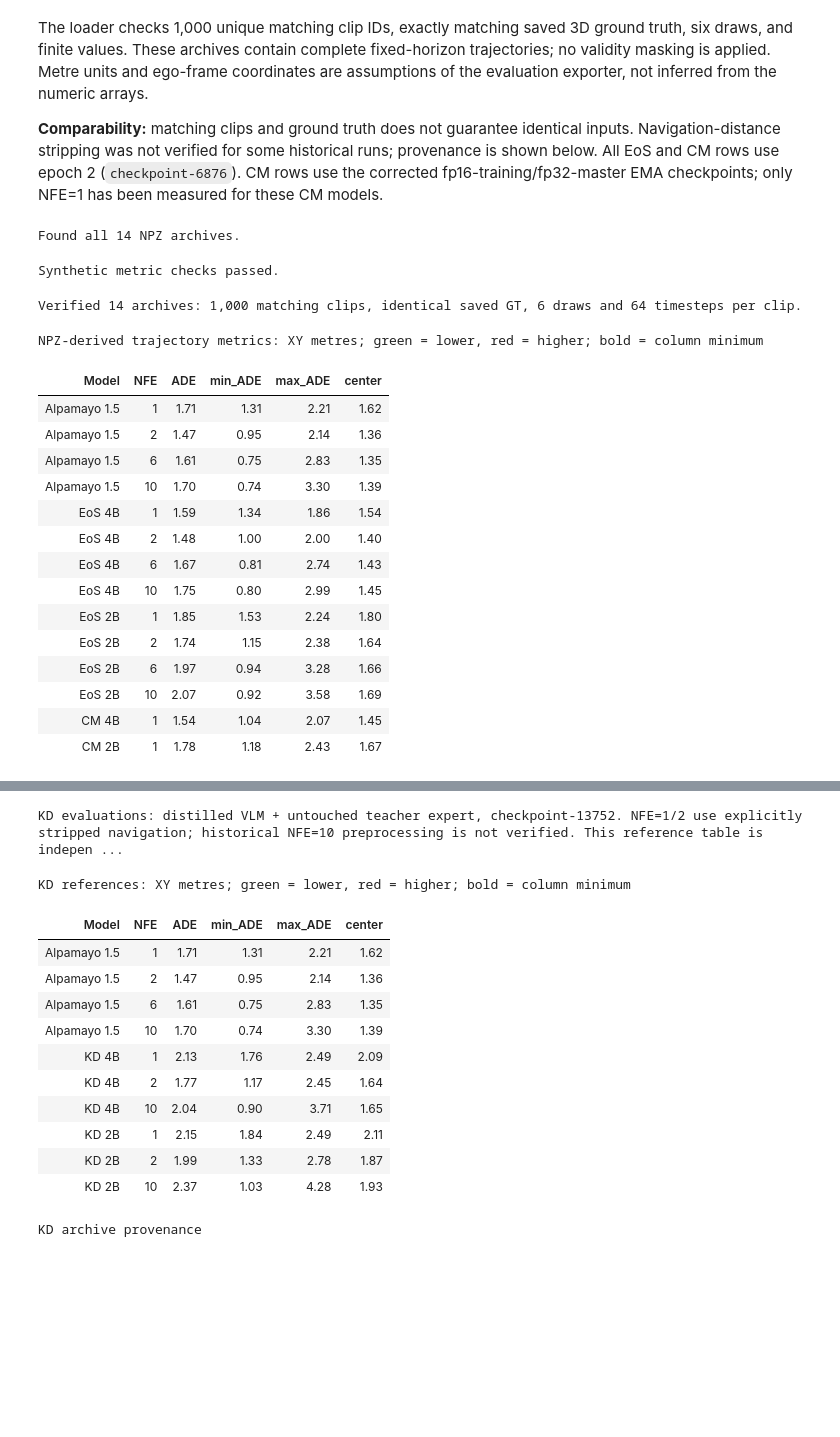
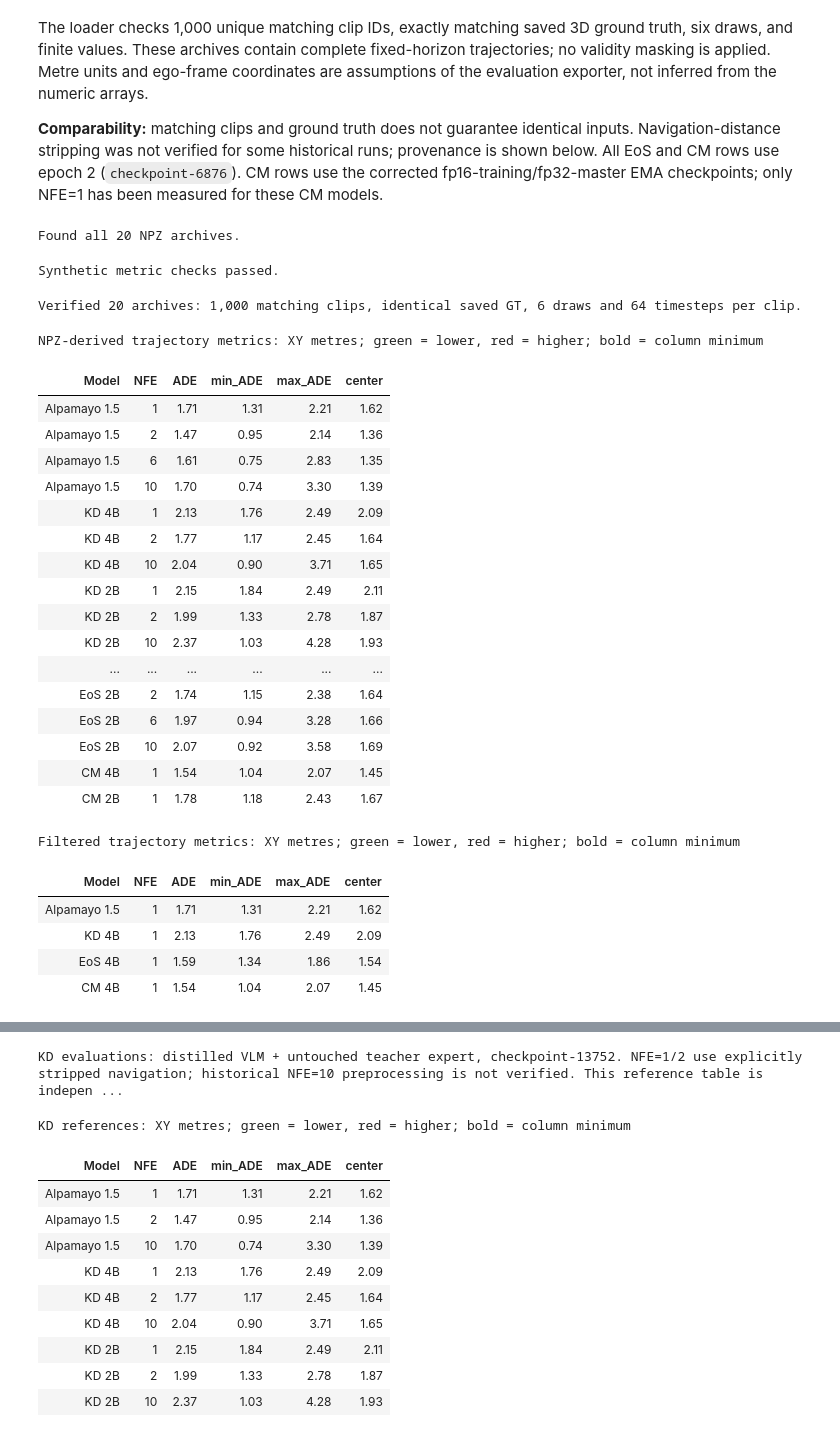
Before and after one commit to AmirHRI/alpamayo-recipes, a Jupyter notebook: recipes/alpamayo1_5_distill/notebooks/npz_metrics_comparison.ipynb, the cells around one changed output, grey strips where cells are left out. Saved outputs shown, nothing was run; the diff lists cells and outputs as text; code cells hidden in the pictures; blank space fills up the shorter version.

Commit message:
feat: extend full-validation comparisons and category visualizations

```diff
--- a/recipes/alpamayo1_5_distill/notebooks/npz_metrics_comparison.ipynb
+++ b/recipes/alpamayo1_5_distill/notebooks/npz_metrics_comparison.ipynb
@@ -33,6 +33,12 @@ runs = [
     ("Alpamayo 1.5", 2, "teacher15_nav_fp32archive_h100c_eos_models--nvidia--Alpamayo-1.5-10B-A1-format_nfe2", True),
     ("Alpamayo 1.5", 6, "teacher15_2cam_nav_stripped_eos_models--nvidia--Alpamayo-1.5-10B-A1-format_nfe6", True),
     ("Alpamayo 1.5", 10, "teacher_eval/teachernav_k10", False),
+    ("KD 4B", 1, "kd4b_navstripped_h100c_control_checkpoint-13752_nfe1", True),
+    ("KD 4B", 2, "kd4b_navstripped_h100c_control_checkpoint-13752_nfe2", True),
+    ("KD 4B", 10, "stitch_4b_nav4bspan2camallfc_m1-9-18-36_framecache1080p_checkpoint-13752_cam13_nav", False),
+    ("KD 2B", 1, "kd2b_navstripped_h100c_control_checkpoint-13752_nfe1", True),
+    ("KD 2B", 2, "kd2b_navstripped_h100c_control_checkpoint-13752_nfe2", True),
+    ("KD 2B", 10, "stitch_2b_mixspan2bnavfc_m1-9-18-36_framecache1080p_checkpoint-13752_cam13_nav", False),
     ("EoS 4B", 1, "cotrain4b_all36_eos_checkpoint-6876_nfe1", False),
     ("EoS 4B", 2, "eos4b_cm_matched_reference_eos_checkpoint-6876_nfe2", True),
     ("EoS 4B", 6, "cotrain4b_all36_eos_checkpoint-6876_nfe6", True),
@@ -45,7 +51,7 @@ runs = [
     ("CM 2B", 1, "cm2b_all28_fp16_master32_h100c_eos_checkpoint-6876_nfe1", True),
 ]
 
-runs = [run for run in runs if run[1] <= 1]  # Filter to only NFE <= 3
+# runs = [run for run in runs if run[1] <= 1]  # Filter to only NFE <= 1
 
 manifest = pd.DataFrame(runs, columns=["Model", "NFE", "Archive stem", "Nav stripping verified"])
 manifest["NPZ"] = manifest["Archive stem"].map(lambda stem: TRAINING_ROOT / f"{stem}.npz")
@@ -59,7 +65,7 @@ if missing:
     raise FileNotFoundError("Missing NPZ archives; update TRAINING_ROOT or runs:\n" + "\n".join(missing))
 print(f"Found all {len(manifest)} NPZ archives.")
 # %% [output]
-Found all 14 NPZ archives.
+Found all 20 NPZ archives.
 # %%
 def load_archive(path, expected_nfe):
     """Load one fixed-format evaluation archive and sort its rows by clip ID."""
@@ -211,23 +217,48 @@ comparison_table = (
 )
 display(comparison_table)
 # %% [output]
-Verified 14 archives: 1,000 matching clips, identical saved GT, 6 draws and 64 timesteps per clip.
+Verified 20 archives: 1,000 matching clips, identical saved GT, 6 draws and 64 timesteps per clip.
 NPZ-derived trajectory metrics: XY metres; green = lower, red = higher; bold = column minimum
 | Model | NFE | ADE | min_ADE | max_ADE | center |
 | Alpamayo 1.5 | 1 | 1.71 | 1.31 | 2.21 | 1.62 |
 | Alpamayo 1.5 | 2 | 1.47 | 0.95 | 2.14 | 1.36 |
 | Alpamayo 1.5 | 6 | 1.61 | 0.75 | 2.83 | 1.35 |
 | Alpamayo 1.5 | 10 | 1.70 | 0.74 | 3.30 | 1.39 |
-| EoS 4B | 1 | 1.59 | 1.34 | 1.86 | 1.54 |
-| EoS 4B | 2 | 1.48 | 1.00 | 2.00 | 1.40 |
-| EoS 4B | 6 | 1.67 | 0.81 | 2.74 | 1.43 |
-| EoS 4B | 10 | 1.75 | 0.80 | 2.99 | 1.45 |
-| EoS 2B | 1 | 1.85 | 1.53 | 2.24 | 1.80 |
+| KD 4B | 1 | 2.13 | 1.76 | 2.49 | 2.09 |
+| KD 4B | 2 | 1.77 | 1.17 | 2.45 | 1.64 |
+| KD 4B | 10 | 2.04 | 0.90 | 3.71 | 1.65 |
+| KD 2B | 1 | 2.15 | 1.84 | 2.49 | 2.11 |
+| KD 2B | 2 | 1.99 | 1.33 | 2.78 | 1.87 |
+| KD 2B | 10 | 2.37 | 1.03 | 4.28 | 1.93 |
+| ... | ... | ... | ... | ... | ... |
 | EoS 2B | 2 | 1.74 | 1.15 | 2.38 | 1.64 |
 | EoS 2B | 6 | 1.97 | 0.94 | 3.28 | 1.66 |
 | EoS 2B | 10 | 2.07 | 0.92 | 3.58 | 1.69 |
 | CM 4B | 1 | 1.54 | 1.04 | 2.07 | 1.45 |
 | CM 2B | 1 | 1.78 | 1.18 | 2.43 | 1.67 |
+# %%
+SELECTED_MODELS = ["Alpamayo 1.5", "EoS 4B", "KD 4B", "CM 4B"]
+SELECTED_NFE = [1]
+
+filtered_results = results.loc[
+    results["Model"].isin(SELECTED_MODELS) & results["NFE"].isin(SELECTED_NFE)
+].copy()
+
+filtered_table = (
+    filtered_results.style
+    .use(comparison_table.export())
+    .format({metric: "{:.2f}" for metric in METRIC_COLUMNS})
+    .hide(axis="index")
+    .set_caption("Filtered trajectory metrics: XY metres; green = lower, red = higher; bold = column minimum")
+)
+display(filtered_table)
+# %% [output]
+Filtered trajectory metrics: XY metres; green = lower, red = higher; bold = column minimum
+| Model | NFE | ADE | min_ADE | max_ADE | center |
+| Alpamayo 1.5 | 1 | 1.71 | 1.31 | 2.21 | 1.62 |
+| KD 4B | 1 | 2.13 | 1.76 | 2.49 | 2.09 |
+| EoS 4B | 1 | 1.59 | 1.34 | 1.86 | 1.54 |
+| CM 4B | 1 | 1.54 | 1.04 | 2.07 | 1.45 |
 # %%
 provenance = manifest[["Model", "NFE", "NPZ", "Navigation distance stripping"]].copy()
 provenance["NPZ"] = provenance["NPZ"].map(str)
@@ -295,35 +326,34 @@ for model_name, nfe, archive_stem, nav_stripping_verified in kd_runs:
         "Budget provenance": "Explicit step override in eval log" if nfe in (1, 2) else "No step override in eval log; sampler default is 10",
         **inspection,
     })
 
 kd_results = pd.DataFrame(kd_summary_rows, columns=["Model", "NFE", *METRIC_COLUMNS])
 kd_provenance = pd.DataFrame(kd_provenance_rows)
 print(
     "KD evaluations: distilled VLM + untouched teacher expert, checkpoint-13752. "
     "NFE=1/2 use explicitly stripped navigation; historical NFE=10 preprocessing is not verified. "
     "This reference table is independent of the main table's NFE filter. "
     "All 1,000 clip IDs and saved GT match the main comparison."
 )
 kd_comparison_table = (
     kd_results.style
     .format({metric: "{:.2f}" for metric in METRIC_COLUMNS})
     .hide(axis="index")
     .set_caption("KD references: XY metres; green = lower, red = higher; bold = column minimum")
     .set_properties(subset=METRIC_COLUMNS, **{"text-align": "right"})
     .background_gradient(cmap="RdYlGn_r", subset=METRIC_COLUMNS, axis=0)
     .highlight_min(subset=METRIC_COLUMNS, axis=0, props="font-weight: bold;")
 )
 display(kd_comparison_table)
-display(kd_provenance.style.hide(axis="index").set_caption("KD archive provenance"))
+# display(kd_provenance.style.hide(axis="index").set_caption("KD archive provenance"))
 
 combined_results = pd.concat([results, kd_results], ignore_index=True)
 # %% [output]
 KD evaluations: distilled VLM + untouched teacher expert, checkpoint-13752. NFE=1/2 use explicitly stripped navigation; historical NFE=10 preprocessing is not verified. This reference table is indepen ...
 KD references: XY metres; green = lower, red = higher; bold = column minimum
 | Model | NFE | ADE | min_ADE | max_ADE | center |
 | Alpamayo 1.5 | 1 | 1.71 | 1.31 | 2.21 | 1.62 |
 | Alpamayo 1.5 | 2 | 1.47 | 0.95 | 2.14 | 1.36 |
-| Alpamayo 1.5 | 6 | 1.61 | 0.75 | 2.83 | 1.35 |
 | Alpamayo 1.5 | 10 | 1.70 | 0.74 | 3.30 | 1.39 |
 | KD 4B | 1 | 2.13 | 1.76 | 2.49 | 2.09 |
 | KD 4B | 2 | 1.77 | 1.17 | 2.45 | 1.64 |
@@ -331,4 +361,3 @@ KD references: XY metres; green = lower, red = higher; bold = column minimum
 | KD 2B | 1 | 2.15 | 1.84 | 2.49 | 2.11 |
 | KD 2B | 2 | 1.99 | 1.33 | 2.78 | 1.87 |
 | KD 2B | 10 | 2.37 | 1.03 | 4.28 | 1.93 |
-KD archive provenance
```
Also changed, not shown: parts of 4 cells of this notebook, 2 other files.
